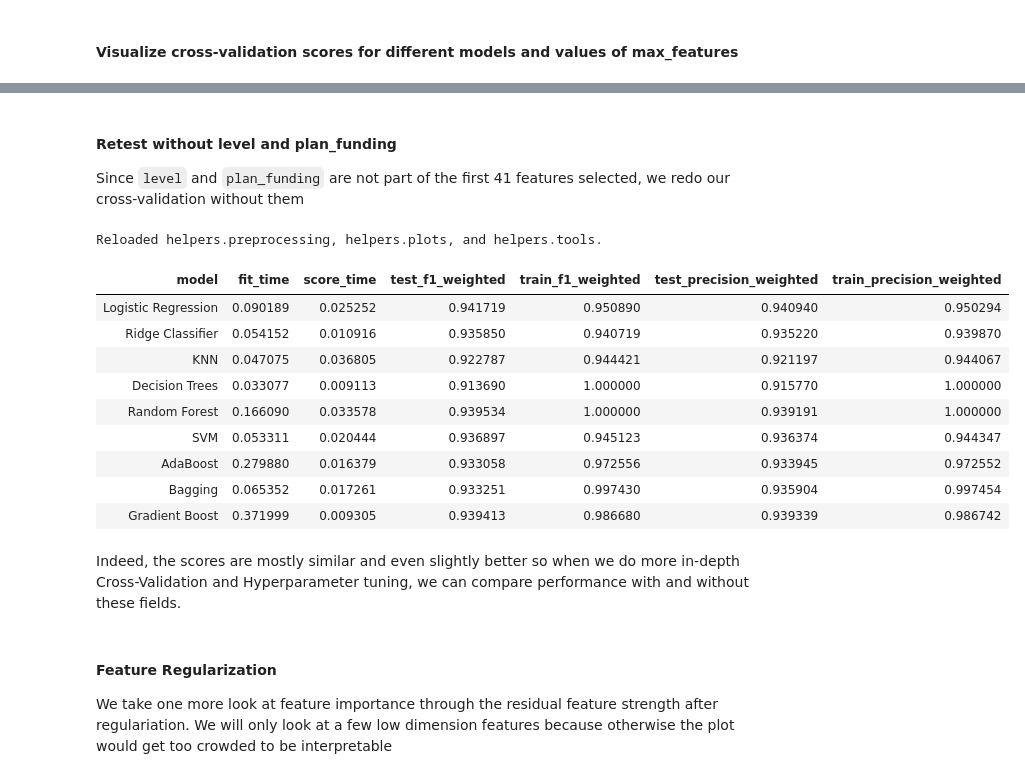
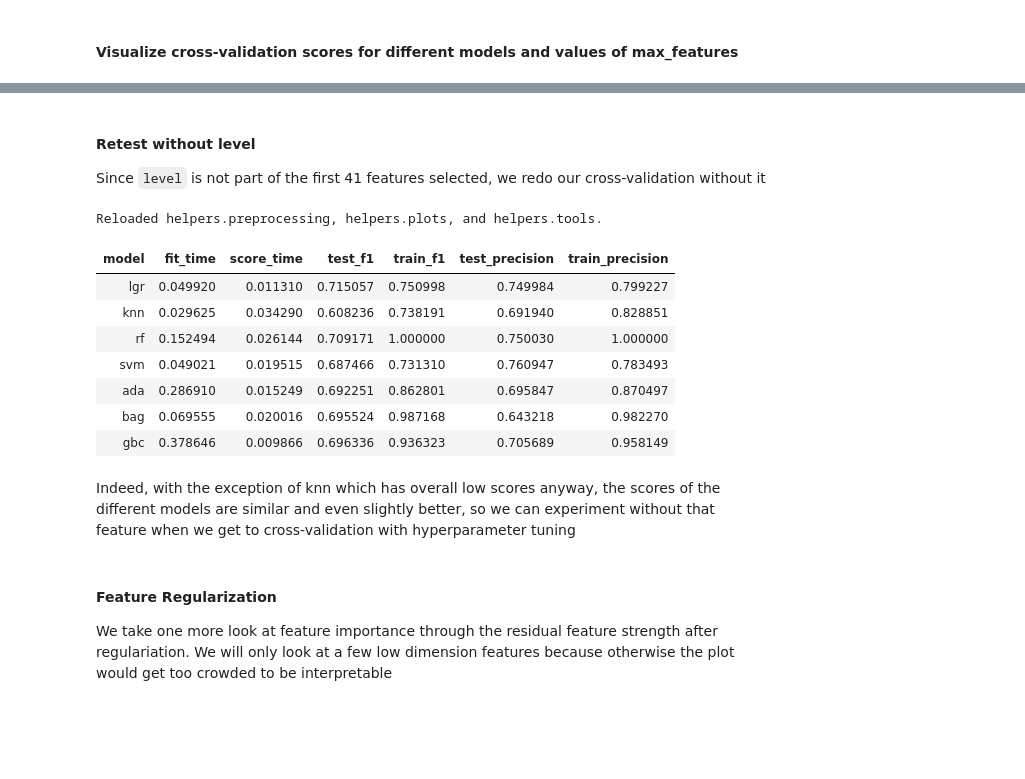
Before and after one commit to marchofnines/negotiations, a Jupyter notebook: 2_FE_capstone.ipynb, the cells around one changed output, grey strips where cells are left out. Drawn from its saved outputs; the diff is of its cells as text; code cells hidden in the pictures; blank space fills up the shorter version.

```diff
--- a/2_FE_capstone.ipynb
+++ b/2_FE_capstone.ipynb
@@ -57,3 +59,8 @@ pp.mystats(X, nulls_only=True)
+# %%
+scoring_metrics = {
+    'f1': make_scorer(f1_score, average='binary', pos_label='Accepted', zero_division=0.0),
+    'precision': make_scorer(precision_score, average='binary', pos_label='Accepted', zero_division=0.0)
+}
 # %% [markdown]
 ### Dummy Classifier
 # %%
@@ -425,40 +429,38 @@ array(['offer_to_neg', 'offer_to_counter_offer', 'service_days',
 # %% [markdown]
-#### Retest without level and plan_funding
-Since `level` and `plan_funding` are not part of the first 41 features selected, we redo our cross-validation without them
+#### Retest without level
+Since `level` is not part of the first 41 features selected, we redo our cross-validation without it
 # %%
 myreload()
-fe_set3_models=tools.my_cross_val(df,'decision',['f1_weighted', 'precision_weighted'],
+fe_set3_models=tools.my_cross_val(df,'decision',scoring_metrics,
                    simple_models,
 
                    num_imputer=('si',SimpleImputer(strategy='most_frequent')),
                    num_cols=['neg_to_billed', 'offer_to_neg', 'offer_to_counter_offer',
                              'counter_offer_days', 'offer_days', 'decision_days', 'service_days', 'YOB'],
 
                    cat_encoder=('cat_encoder', BinaryEncoder()),
                    cat_cols=['carrier', 'TPA', 'TPA_rep', 'group_number'],
 
                    onehotencoder=('ohe', OneHotEncoder(drop='if_binary')),
-                   ohe_cols=['claim_type', 'NSA_NNSA', 'split_claim', 'negotiation_type', 'in_response_to', 'facility'],
-                   ord_cols=[],
+                   ohe_cols=['claim_type', 'NSA_NNSA', 'split_claim', 'negotiation_type', 'in_response_to', 'facility', 'plan_funding'],
+                   ord_cols=[], #['level'],
 
                    scaler= ('scaler', RobustScaler()),
 
                    set_name='fe_set3', cv=5, verbose=0,
                    test_size=0.25, stratify=True,rs=42)
 # %% [output]
 Reloaded helpers.preprocessing, helpers.plots, and helpers.tools.
-| model | fit_time | score_time | test_f1_weighted | train_f1_weighted | test_precision_weighted | train_precision_weighted |
-| Logistic Regression | 0.090189 | 0.025252 | 0.941719 | 0.950890 | 0.940940 | 0.950294 |
-| Ridge Classifier | 0.054152 | 0.010916 | 0.935850 | 0.940719 | 0.935220 | 0.939870 |
-| KNN | 0.047075 | 0.036805 | 0.922787 | 0.944421 | 0.921197 | 0.944067 |
-| Decision Trees | 0.033077 | 0.009113 | 0.913690 | 1.000000 | 0.915770 | 1.000000 |
-| Random Forest | 0.166090 | 0.033578 | 0.939534 | 1.000000 | 0.939191 | 1.000000 |
-| SVM | 0.053311 | 0.020444 | 0.936897 | 0.945123 | 0.936374 | 0.944347 |
-| AdaBoost | 0.279880 | 0.016379 | 0.933058 | 0.972556 | 0.933945 | 0.972552 |
-| Bagging | 0.065352 | 0.017261 | 0.933251 | 0.997430 | 0.935904 | 0.997454 |
-| Gradient Boost | 0.371999 | 0.009305 | 0.939413 | 0.986680 | 0.939339 | 0.986742 |
+| model | fit_time | score_time | test_f1 | train_f1 | test_precision | train_precision |
+| lgr | 0.049920 | 0.011310 | 0.715057 | 0.750998 | 0.749984 | 0.799227 |
+| knn | 0.029625 | 0.034290 | 0.608236 | 0.738191 | 0.691940 | 0.828851 |
+| rf | 0.152494 | 0.026144 | 0.709171 | 1.000000 | 0.750030 | 1.000000 |
+| svm | 0.049021 | 0.019515 | 0.687466 | 0.731310 | 0.760947 | 0.783493 |
+| ada | 0.286910 | 0.015249 | 0.692251 | 0.862801 | 0.695847 | 0.870497 |
+| bag | 0.069555 | 0.020016 | 0.695524 | 0.987168 | 0.643218 | 0.982270 |
+| gbc | 0.378646 | 0.009866 | 0.696336 | 0.936323 | 0.705689 | 0.958149 |
 # %% [markdown]
-Indeed, the scores are mostly similar and even slightly better so when we do more in-depth Cross-Validation and Hyperparameter tuning, we can compare performance with and without these fields.
+Indeed, with the exception of knn which has overall low scores anyway, the scores of the different models are similar and even slightly better, so we can experiment without that feature when we get to cross-validation with hyperparameter tuning
 # %% [markdown]
 #### Feature Regularization
 We take one more look at feature importance through the residual feature strength after regulariation. We will only look at a few low dimension features because otherwise the plot would get too crowded to be interpretable
```
Also changed, not shown: parts of 18 cells of this notebook, 49 other files.
